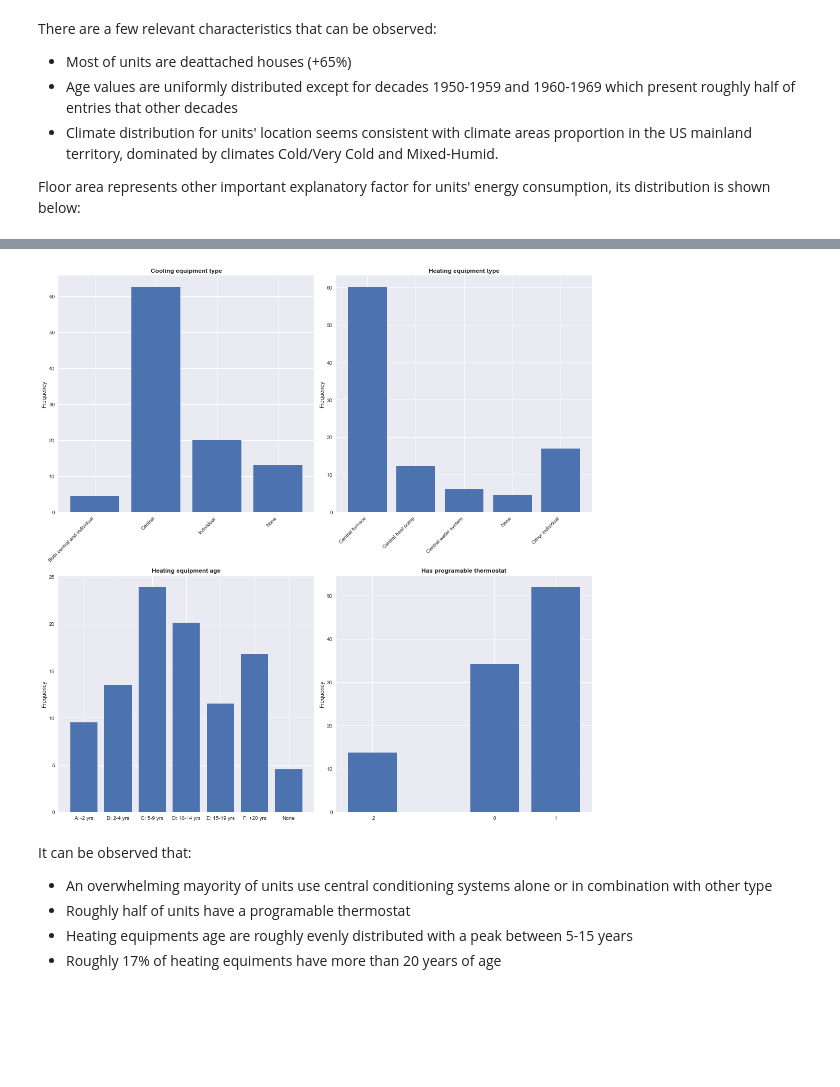
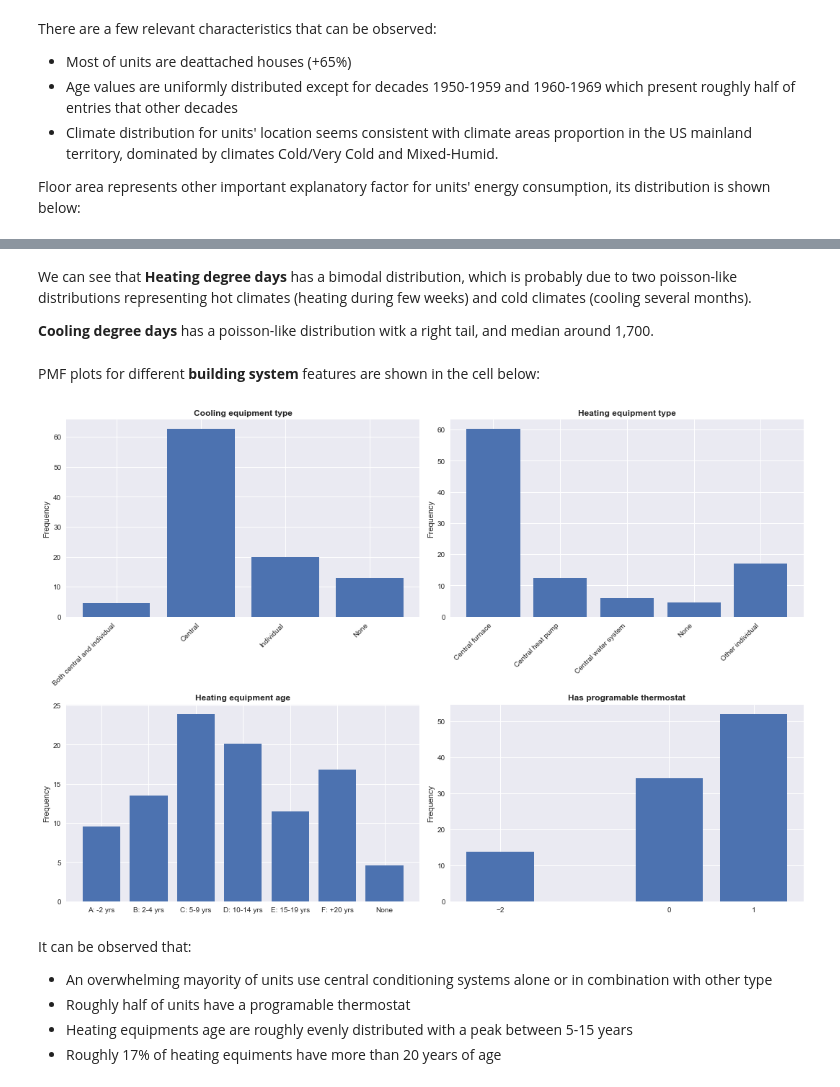
Before and after one commit to jvrnuno/Capstone-2, a Jupyter notebook: notebooks/1A_JNT_collection_and_inspection.ipynb, the cells around one changed output, grey strips where cells are left out. Saved outputs shown, nothing was run; the diff lists cells and outputs as text; code cells hidden in the pictures; blank space fills up the shorter version.

```diff
--- a/notebooks/1A_JNT_collection_and_inspection.ipynb
+++ b/notebooks/1A_JNT_collection_and_inspection.ipynb
@@ -352,26 +379,32 @@ PMF plots for different **building system** features are shown in the cell below
+# %% [markdown]
+We can see that __Heating degree days__ has a bimodal distribution, which is probably due to two poisson-like distributions representing hot climates (heating during few weeks) and cold climates (cooling several months).
+
+__Cooling degree days__ has a poisson-like distribution witk a right tail, and median around 1,700.
+# %% [markdown]
+PMF plots for different __building system__ features are shown in the cell below:
 # %%
 # Plot PMF of categorical variables
 
-fig = plt.figure(figsize=(15,15), dpi=72)
+fig = plt.figure(figsize=(15,10), dpi=72)
 
 plt.subplot(2,2,1)
 Pmf(df['COOL_TYPE'], 'Cooling equipment type')
 plt.xticks(rotation=45, horizontalalignment='right')
 
 plt.subplot(2,2,2)
 Pmf(df['HEAT_TYPE'], 'Heating equipment type')
 plt.xticks(rotation=45, horizontalalignment='right')
 
 plt.subplot(2,2,3)
 Pmf(df['EQUIP_AGE'], 'Heating equipment age')
 
 plt.subplot(2,2,4)
 Pmf(df['THERMOSTAT'], 'Has programable thermostat')
 
 plt.tight_layout()
 plt.show()
 # %% [output]
-[figure, old version]
+[figure, new version]
 # %% [markdown]
 It can be observed that:
 - An overwhelming mayority of units use central conditioning systems alone or in combination with other type
```
Also changed, not shown: parts of 16 cells of this notebook.
